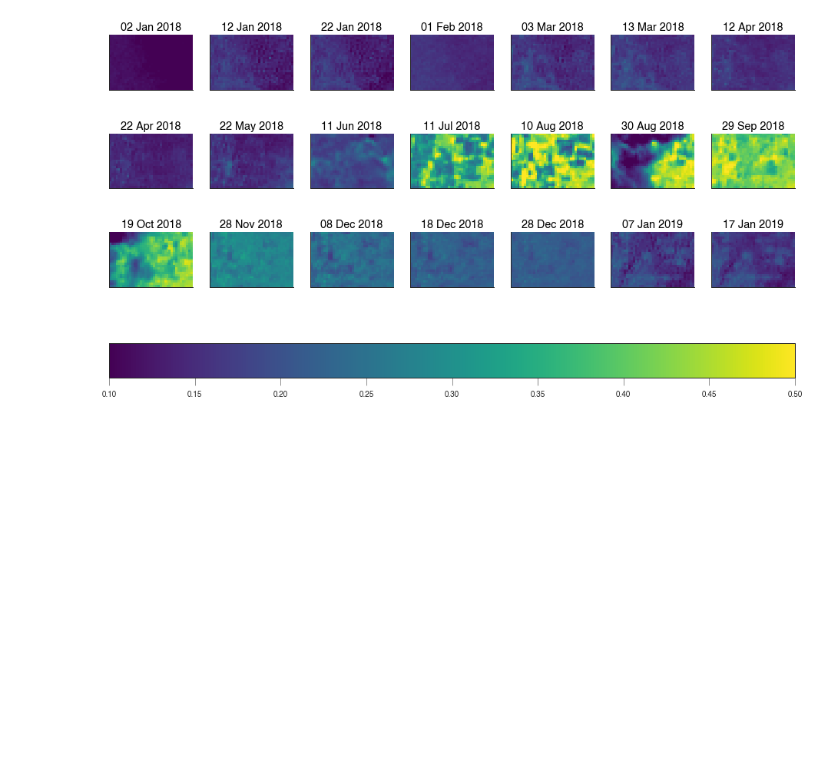
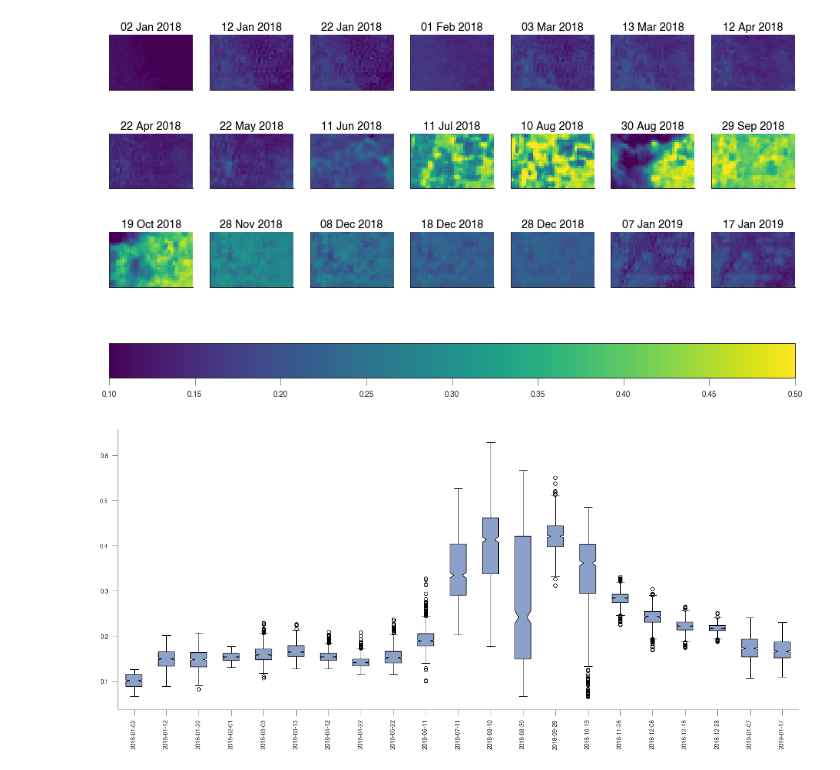
Before and after one commit to jgomezdans/demo_ghana, a Jupyter notebook: examine_data.ipynb, the cells around one changed output. Cells and saved outputs as stored; diff of their text form; code cells hidden in the pictures; blank space fills up the shorter version.

Commit message:
Time series plot added

```diff
--- a/examine_data.ipynb
+++ b/examine_data.ipynb
@@ -35,3 +57,16 @@ fig.colorbar(im, ax=axs.tolist(), orientation="horizontal")
 # %% [output]
 <matplotlib.colorbar.Colorbar at 0x...>
 [figure]
+# %%
+data = []
+tx = []
+for ii, (k,v) in enumerate(analysis_data.items()):
+    tx.append(k)
+    data.append(v.flatten())
+plt.figure(figsize=(17,8))
+bp = plt.boxplot(data, notch=True, meanline=True, patch_artist=True, labels=tx)
+_ = plt.xticks(rotation="vertical")
+_ = [patch.set_facecolor("#8DA0CB") for patch in bp['boxes']]
+plt.tight_layout()
+# %% [output]
+[figure, added]
```
Also changed, not shown: parts of 1 cell of this notebook.
